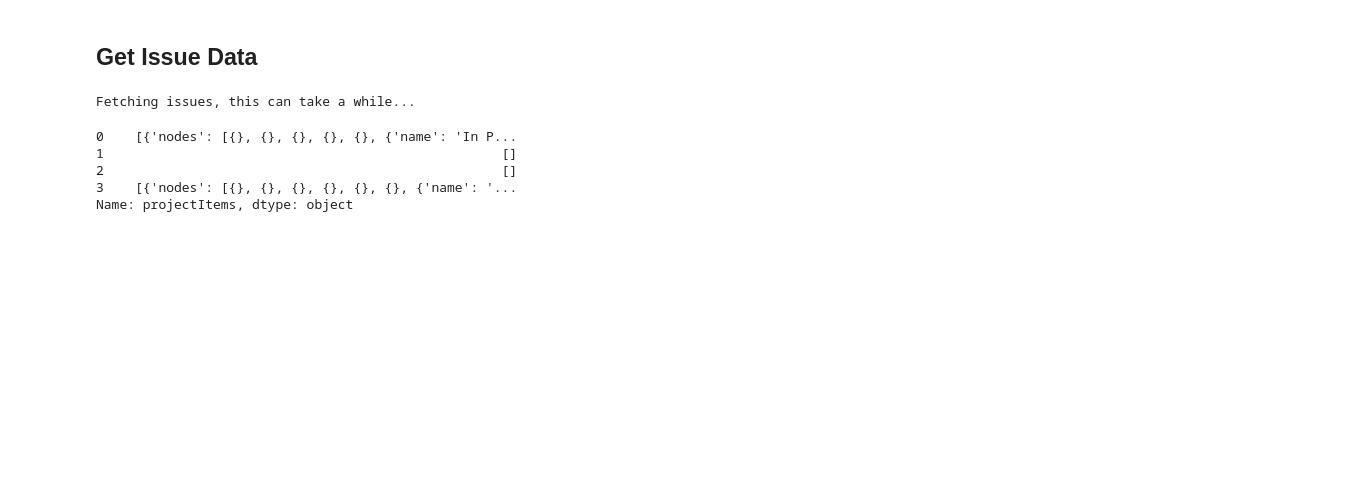
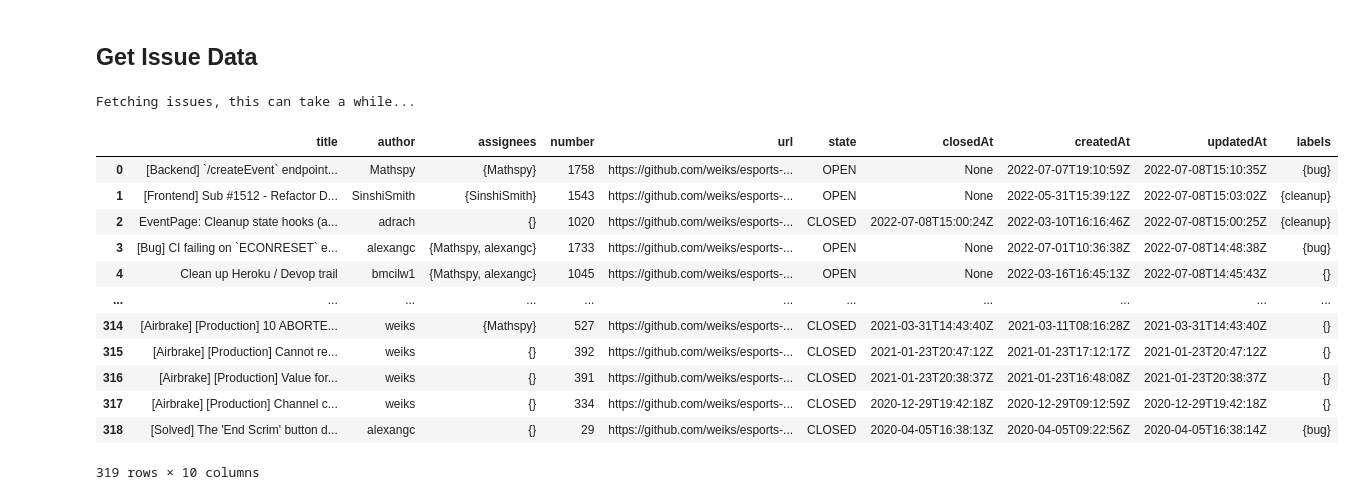
Before and after one commit to thebrianbug/dev-flow-dashboard, a Jupyter notebook: Github_Data_Collection.ipynb, the cells around one changed output. Saved outputs shown, nothing was run; the diff lists cells and outputs as text; code cells hidden in the pictures; blank space fills up the shorter version.

Commit message:
Removed code for fetching project info

```diff
--- a/Github_Data_Collection.ipynb
+++ b/Github_Data_Collection.ipynb
@@ -14,7 +14,6 @@ This gets data from the [Github GraphQL API](https://docs.github.com/en/graphql/
 from dateutil.relativedelta import relativedelta, SU
 from datetime import date
 from functools import reduce
-import numpy as np
 import pandas as pd
 from gql.transport.aiohttp import AIOHTTPTransport
 from gql import gql, Client
@@ -69,17 +68,10 @@ def unwrap_login(d):
     return d['login']
 
 
-def clean_project_data(project):
-    project = project['fieldValues']
-    return project
-
-
 def clean_issue_data(issue):
     issue['author'] = issue['author']['login']
     issue['labels'] = set(map(unwrap_name, issue['labels']['nodes']))
     issue['assignees'] = set(map(unwrap_login, issue['assignees']['nodes']))
-    issue['projectItems'] = list(
-        map(clean_project_data, issue['projectItems']['nodes']))
 
     return issue
 
@@ -209,7 +201,7 @@ async def get_issue_data():
             query getRepoData {{
               repository(owner: "{REPO_OWNER}", name: "{REPO_NAME}") {{
                 issues(
-                  first: {4},
+                  first: {MAX_WEEK_ISSUES},
                   orderBy: {{ field: UPDATED_AT, direction: DESC }}
                   { f'after: "{cursor}"' if cursor else '' }
                 ) {{
@@ -226,55 +218,46 @@ async def get_issue_data():
                       nodes {{
                         login
                       }}
                     }}
                     number
                     url
                     state
                     closedAt
                     createdAt
                     updatedAt
                     labels(first: {MAX_LABEL_LIMIT}) {{
                       nodes {{
                         name
                       }}
                     }}
-                    projectItems(first: {MAX_LABEL_LIMIT}) {{
-                      nodes {{
-                        fieldValues(first: {MAX_LABEL_LIMIT}) {{
-                          nodes {{
-                            ... on ProjectV2ItemFieldSingleSelectValue {{
-                              name
-                              updatedAt
-                              field {{
-                                ... on ProjectV2SingleSelectField {{
-                                  name
-                                }}
-                              }}
-                            }}
-                          }}
-                        }}
-                      }}
-                    }}
                   }}
                 }}
               }}
             }}
             """)
         result = await runQuery(overviewQuery)
         issues += result['repository']['issues']['nodes']
         cursor = result['repository']['issues']['pageInfo']['endCursor']
-        cursor = None # Comment out this line to fetch all
+        # cursor = None # Comment out this line to fetch all
     issues = list(map(clean_issue_data, issues))
     issuesDF = pd.DataFrame(issues)
-    #issuesDF.to_csv('issues_data.csv', index=False)
-    return issuesDF#['projectItems']
+    issuesDF.to_csv('issues_data.csv', index=False)
+    return issuesDF
 
 
 await get_issue_data()
 # %% [output]
 Fetching issues, this can take a while...
+|  | title | author | assignees | number | url | state | closedAt | createdAt | updatedAt | labels |
+| 0 | [Backend] `/createEvent` endpoint... | Mathspy | {Mathspy} | 1758 | https://github.com/weiks/esports-... | OPEN | None | 2022-07-07T19:10:59Z | 2022-07-08T15:10:35Z | {bug} |
+| 1 | [Frontend] Sub #1512 - Refactor D... | SinshiSmith | {SinshiSmith} | 1543 | https://github.com/weiks/esports-... | OPEN | None | 2022-05-31T15:39:12Z | 2022-07-08T15:03:02Z | {cleanup} |
+| 2 | EventPage: Cleanup state hooks (a... | adrach | {} | 1020 | https://github.com/weiks/esports-... | CLOSED | 2022-07-08T15:00:24Z | 2022-03-10T16:16:46Z | 2022-07-08T15:00:25Z | {cleanup} |
+| 3 | [Bug] CI failing on `ECONRESET` e... | alexangc | {Mathspy, alexangc} | 1733 | https://github.com/weiks/esports-... | OPEN | None | 2022-07-01T10:36:38Z | 2022-07-08T14:48:38Z | {bug} |
+| 4 | Clean up Heroku / Devop trail | bmcilw1 | {Mathspy, alexangc} | 1045 | https://github.com/weiks/esports-... | OPEN | None | 2022-03-16T16:45:13Z | 2022-07-08T14:45:43Z | {} |
+| ... | ... | ... | ... | ... | ... | ... | ... | ... | ... | ... |
+| 314 | [Airbrake] [Production] 10 ABORTE... | weiks | {Mathspy} | 527 | https://github.com/weiks/esports-... | CLOSED | 2021-03-31T14:43:40Z | 2021-03-11T08:16:28Z | 2021-03-31T14:43:40Z | {} |
+| 315 | [Airbrake] [Production] Cannot re... | weiks | {} | 392 | https://github.com/weiks/esports-... | CLOSED | 2021-01-23T20:47:12Z | 2021-01-23T17:12:17Z | 2021-01-23T20:47:12Z | {} |
+| 316 | [Airbrake] [Production] Value for... | weiks | {} | 391 | https://github.com/weiks/esports-... | CLOSED | 2021-01-23T20:38:37Z | 2021-01-23T16:48:08Z | 2021-01-23T20:38:37Z | {} |
+| 317 | [Airbrake] [Production] Channel c... | weiks | {} | 334 | https://github.com/weiks/esports-... | CLOSED | 2020-12-29T19:42:18Z | 2020-12-29T09:12:59Z | 2020-12-29T19:42:18Z | {} |
+| 318 | [Solved] The 'End Scrim' button d... | alexangc | {} | 29 | https://github.com/weiks/esports-... | CLOSED | 2020-04-05T16:38:13Z | 2020-04-05T09:22:56Z | 2020-04-05T16:38:14Z | {bug} |
-0    [{'nodes': [{}, {}, {}, {}, {}, {'name': 'In P...
-1                                                   []
-2                                                   []
-3    [{'nodes': [{}, {}, {}, {}, {}, {}, {'name': '...
-Name: projectItems, dtype: object
+319 rows × 10 columns
```
Also changed, not shown: parts of 1 cell of this notebook.
